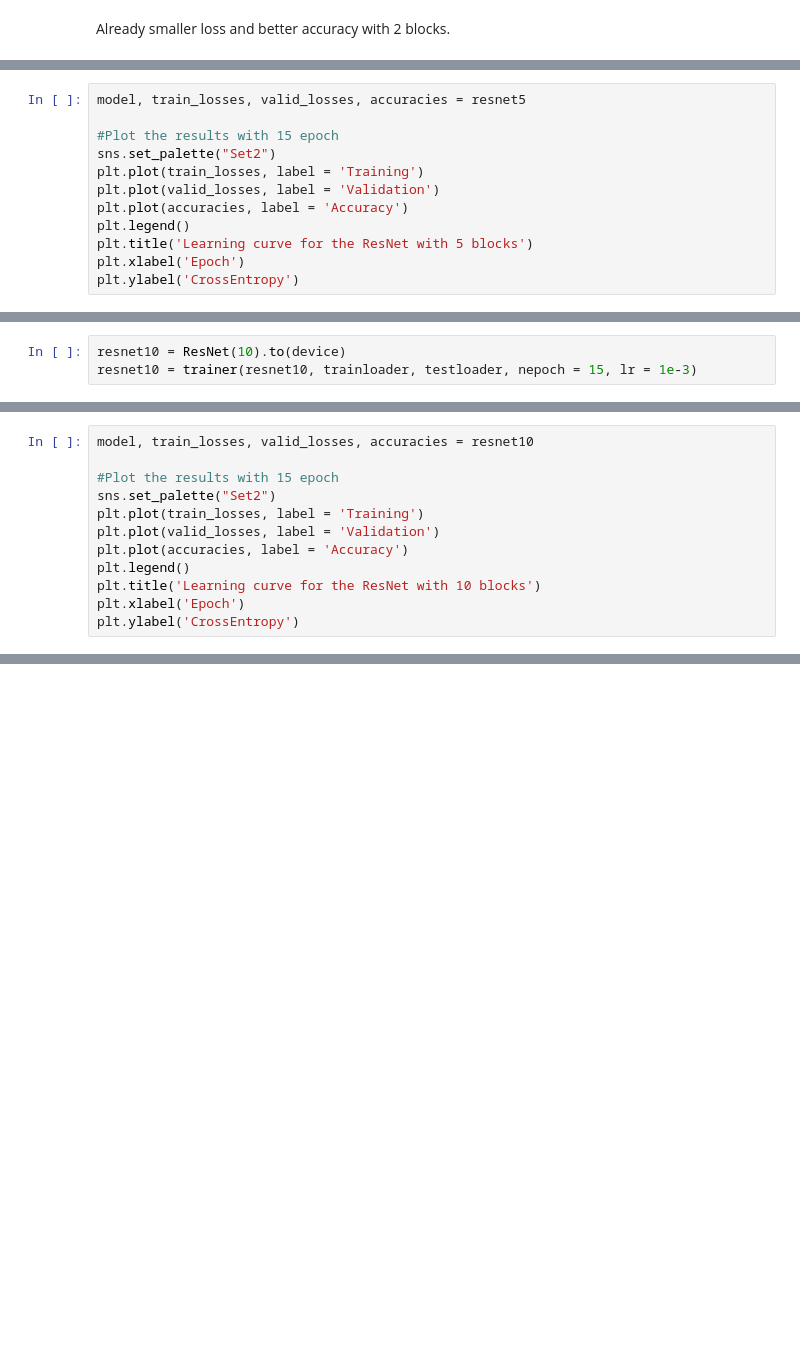
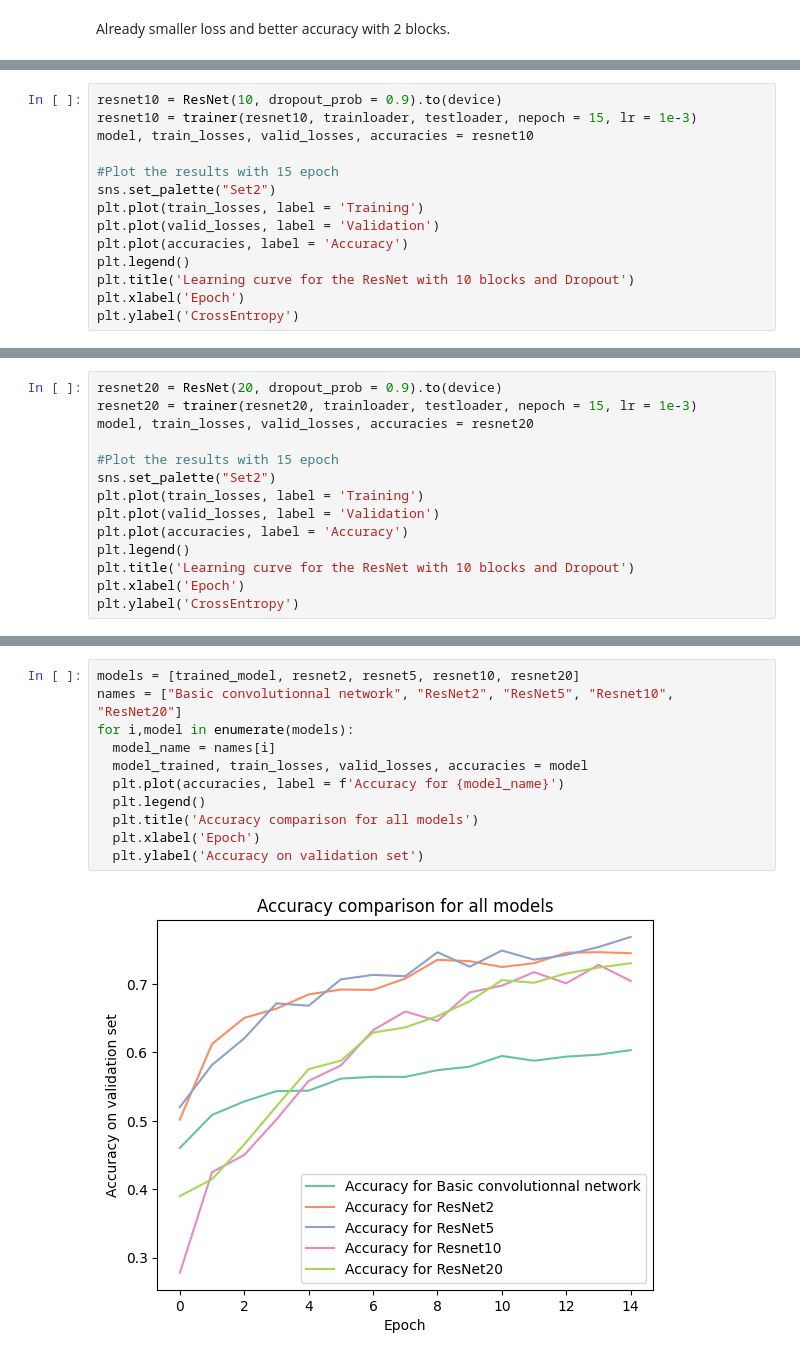
Before and after one commit to constantbourdrez/DL_ESPCI, a Jupyter notebook: ADL_lab_ResNet.ipynb, the cells around one changed output, grey strips where cells are left out. Cells and saved outputs as stored; diff of their text form; blank space fills up the shorter version.

```diff
--- a/ADL_lab_ResNet.ipynb
+++ b/ADL_lab_ResNet.ipynb
@@ -524,5 +560,7 @@ The validation loss seems to increase at the end of the training and the accurac
 # %%
-model, train_losses, valid_losses, accuracies = resnet5
+resnet10 = ResNet(10, dropout_prob = 0.9).to(device)
+resnet10 = trainer(resnet10, trainloader, testloader, nepoch = 15, lr = 1e-3)
+model, train_losses, valid_losses, accuracies = resnet10
 
 #Plot the results with 15 epoch
 sns.set_palette("Set2")
@@ -530,7 +568,7 @@ plt.plot(train_losses, label = 'Training')
 plt.plot(valid_losses, label = 'Validation')
 plt.plot(accuracies, label = 'Accuracy')
 plt.legend()
-plt.title('Learning curve for the ResNet with 5 blocks')
+plt.title('Learning curve for the ResNet with 10 blocks and Dropout')
 plt.xlabel('Epoch')
 plt.ylabel('CrossEntropy')
 # %% [output]
@@ -539,3 +587,0 @@ Text(0, 0.5, 'CrossEntropy')
-# %%
-resnet10 = ResNet(10).to(device)
-resnet10 = trainer(resnet10, trainloader, testloader, nepoch = 15, lr = 1e-3)
@@ -556,5 +588,7 @@ Epoch 12/15 -> Train Loss: 0.7595, Validation Loss: 0.8959, Validation Accuracy:
 # %%
-model, train_losses, valid_losses, accuracies = resnet10
+resnet20 = ResNet(20, dropout_prob = 0.9).to(device)
+resnet20 = trainer(resnet20, trainloader, testloader, nepoch = 15, lr = 1e-3)
+model, train_losses, valid_losses, accuracies = resnet20
 
 #Plot the results with 15 epoch
 sns.set_palette("Set2")
@@ -562,7 +596,7 @@ plt.plot(train_losses, label = 'Training')
 plt.plot(valid_losses, label = 'Validation')
 plt.plot(accuracies, label = 'Accuracy')
 plt.legend()
-plt.title('Learning curve for the ResNet with 10 blocks')
+plt.title('Learning curve for the ResNet with 10 blocks and Dropout')
 plt.xlabel('Epoch')
 plt.ylabel('CrossEntropy')
 # %% [output]
@@ -570,0 +616,13 @@ Text(0, 0.5, 'CrossEntropy')
+# %%
+models = [trained_model, resnet2, resnet5, resnet10, resnet20]
+names = ["Basic convolutionnal network", "ResNet2", "ResNet5", "Resnet10", "ResNet20"]
+for i,model in enumerate(models):
+  model_name = names[i]
+  model_trained, train_losses, valid_losses, accuracies = model
+  plt.plot(accuracies, label = f'Accuracy for {model_name}')
+  plt.legend()
+  plt.title('Accuracy comparison for all models')
+  plt.xlabel('Epoch')
+  plt.ylabel('Accuracy on validation set')
+# %% [output]
+[figure, added]
```
Also changed, not shown: parts of 18 cells of this notebook.
